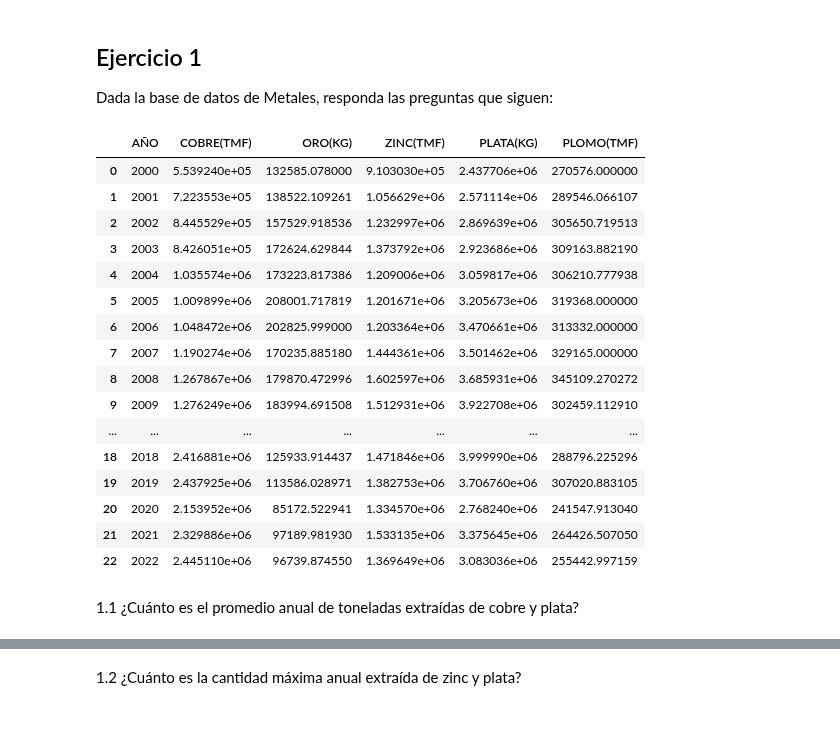
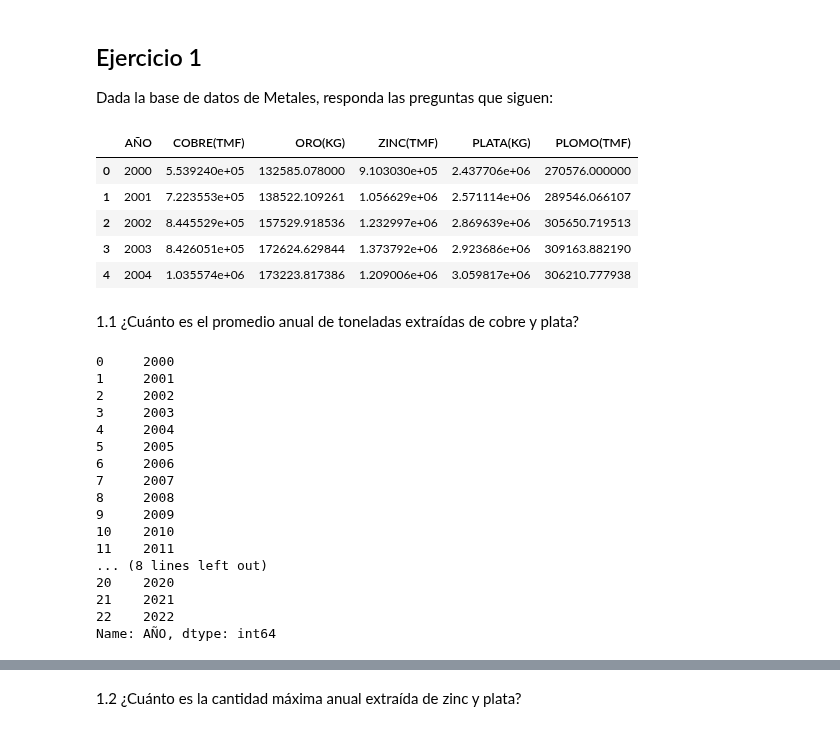
Before and after one commit to mpintoponce/python_utec, a Jupyter notebook: Modulo03:Visualizacion_de_Datos/02.Sesión_1_[Student_View].ipynb, the cells around one changed output, grey strips where cells are left out. Drawn from its saved outputs; the diff is of its cells as text; code cells hidden in the pictures.

```diff
--- a/Modulo03:Visualizacion_de_Datos/02.Sesión_1_[Student_View].ipynb
+++ b/Modulo03:Visualizacion_de_Datos/02.Sesión_1_[Student_View].ipynb
@@ -35,33 +35,46 @@ Mounted at /content/drive
 # %%
 from IPython.display import display
 import pandas as pd
 import numpy as np
 import xml.etree.ElementTree as ET
 
 # Lee el archivo .xlsx
-df = pd.read_excel(PATH + "Metales.xlsx")
+#df = pd.read_excel(PATH + "Metales.xlsx")
+df = pd.read_excel("Metales.xlsx") # Siempre y cuando hayamos subido el archivo metales al Google Colabs.
 
-# df.head()  # Muestra solo los 5 primeros elementos del dataframe
-df
+df.head()  # Muestra solo los 5 primeros elementos del dataframe
+#df.tail() # Muestra los 5 últimos elementos del dataframe
+#df
 # %% [output]
 |  | AÑO | COBRE(TMF) | ORO(KG) | ZINC(TMF) | PLATA(KG) | PLOMO(TMF) |
 | 0 | 2000 | 5.539240e+05 | 132585.078000 | 9.103030e+05 | 2.437706e+06 | 270576.000000 |
 | 1 | 2001 | 7.223553e+05 | 138522.109261 | 1.056629e+06 | 2.571114e+06 | 289546.066107 |
 | 2 | 2002 | 8.445529e+05 | 157529.918536 | 1.232997e+06 | 2.869639e+06 | 305650.719513 |
 | 3 | 2003 | 8.426051e+05 | 172624.629844 | 1.373792e+06 | 2.923686e+06 | 309163.882190 |
 | 4 | 2004 | 1.035574e+06 | 173223.817386 | 1.209006e+06 | 3.059817e+06 | 306210.777938 |
-| 5 | 2005 | 1.009899e+06 | 208001.717819 | 1.201671e+06 | 3.205673e+06 | 319368.000000 |
-| 6 | 2006 | 1.048472e+06 | 202825.999000 | 1.203364e+06 | 3.470661e+06 | 313332.000000 |
-| 7 | 2007 | 1.190274e+06 | 170235.885180 | 1.444361e+06 | 3.501462e+06 | 329165.000000 |
-| 8 | 2008 | 1.267867e+06 | 179870.472996 | 1.602597e+06 | 3.685931e+06 | 345109.270272 |
-| 9 | 2009 | 1.276249e+06 | 183994.691508 | 1.512931e+06 | 3.922708e+06 | 302459.112910 |
-| ... | ... | ... | ... | ... | ... | ... |
-| 18 | 2018 | 2.416881e+06 | 125933.914437 | 1.471846e+06 | 3.999990e+06 | 288796.225296 |
-| 19 | 2019 | 2.437925e+06 | 113586.028971 | 1.382753e+06 | 3.706760e+06 | 307020.883105 |
-| 20 | 2020 | 2.153952e+06 | 85172.522941 | 1.334570e+06 | 2.768240e+06 | 241547.913040 |
-| 21 | 2021 | 2.329886e+06 | 97189.981930 | 1.533135e+06 | 3.375645e+06 | 264426.507050 |
-| 22 | 2022 | 2.445110e+06 | 96739.874550 | 1.369649e+06 | 3.083036e+06 | 255442.997159 |
 # %% [markdown]
 1.1 ¿Cuánto es el promedio anual de toneladas extraídas
 de cobre y plata?
+# %%
+# Lista los años del dataframe
+anhos_unicos = df['AÑO']
+print(anhos_unicos)
+# %% [output]
+0     2000
+1     2001
+2     2002
+3     2003
+4     2004
+5     2005
+6     2006
+7     2007
+8     2008
+9     2009
+10    2010
+11    2011
+... (8 lines left out)
+20    2020
+21    2021
+22    2022
+Name: AÑO, dtype: int64
 # %%
```
Also changed, not shown: parts of 8 cells of this notebook.
